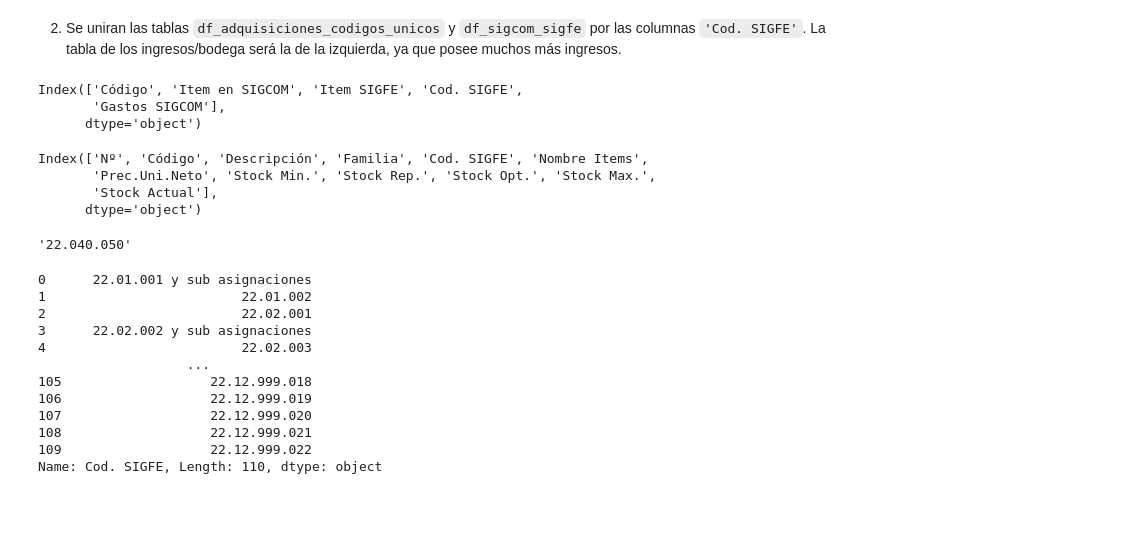
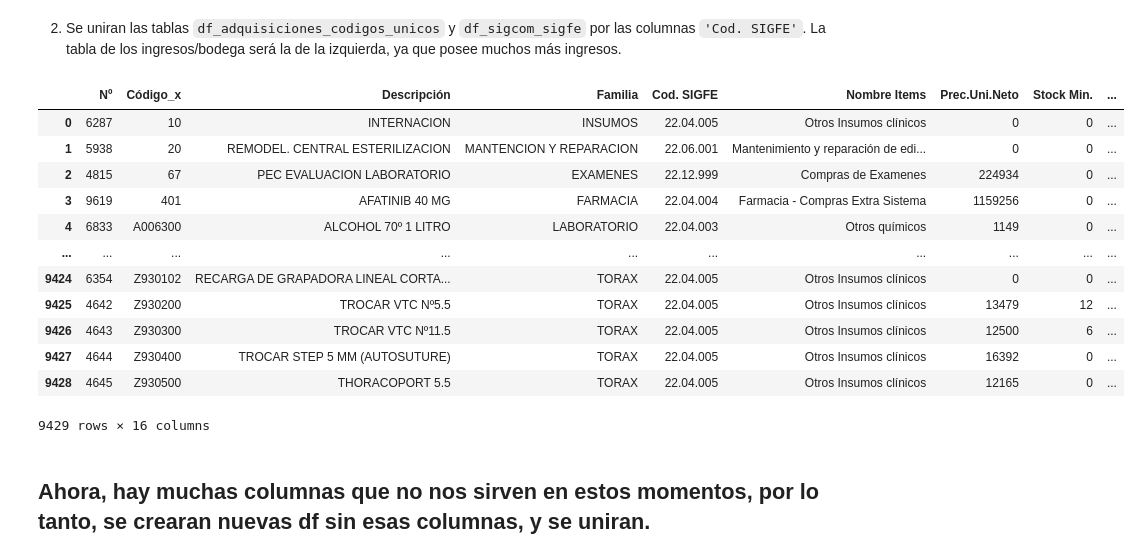
Before and after one commit to JavierRojas14/int, a Jupyter notebook: Finanzas/data-analysis/analisis.ipynb, the cells around one changed output. Cells and saved outputs as stored; diff of their text form; code cells hidden in the pictures; blank space fills up the shorter version.

```diff
--- a/Finanzas/data-analysis/analisis.ipynb
+++ b/Finanzas/data-analysis/analisis.ipynb
@@ -156,36 +156,20 @@ See the caveats in the documentation: https://pandas.pydata.org/pandas-docs/stab
 # %% [markdown]
 2. Se uniran las tablas `df_adquisiciones_codigos_unicos` y `df_sigcom_sigfe` por las columnas `'Cod. SIGFE'`. La tabla de los ingresos/bodega será la de la izquierda, ya que posee muchos más ingresos.
 # %%
-df_adquisiciones_sigcom = pd.merge(df_adquisiciones_codigos_unicos, df_sigcom_sigfe, on = 'Cod. SIGFE')
+df_adquisiciones_sigcom = pd.merge(df_adquisiciones_codigos_unicos, df_sigcom_sigfe, how = 'left', on = 'Cod. SIGFE')
+# %% [output]
+|  | Nº | Código_x | Descripción | Familia | Cod. SIGFE | Nombre Items | Prec.Uni.Neto | Stock Min. | ... |
+| 0 | 6287 | 10 | INTERNACION | INSUMOS | 22.04.005 | Otros Insumos clínicos | 0 | 0 | ... |
+| 1 | 5938 | 20 | REMODEL. CENTRAL ESTERILIZACION | MANTENCION Y REPARACION | 22.06.001 | Mantenimiento y reparación de edi... | 0 | 0 | ... |
+| 2 | 4815 | 67 | PEC EVALUACION LABORATORIO | EXAMENES | 22.12.999 | Compras de Examenes | 224934 | 0 | ... |
+| 3 | 9619 | 401 | AFATINIB 40 MG | FARMACIA | 22.04.004 | Farmacia - Compras Extra Sistema | 1159256 | 0 | ... |
+| 4 | 6833 | A006300 | ALCOHOL 70º 1 LITRO | LABORATORIO | 22.04.003 | Otros químicos | 1149 | 0 | ... |
+| ... | ... | ... | ... | ... | ... | ... | ... | ... | ... |
+| 9424 | 6354 | Z930102 | RECARGA DE GRAPADORA LINEAL CORTA... | TORAX | 22.04.005 | Otros Insumos clínicos | 0 | 0 | ... |
+| 9425 | 4642 | Z930200 | TROCAR VTC Nº5.5 | TORAX | 22.04.005 | Otros Insumos clínicos | 13479 | 12 | ... |
+| 9426 | 4643 | Z930300 | TROCAR VTC Nº11.5 | TORAX | 22.04.005 | Otros Insumos clínicos | 12500 | 6 | ... |
+| 9427 | 4644 | Z930400 | TROCAR STEP 5 MM (AUTOSUTURE) | TORAX | 22.04.005 | Otros Insumos clínicos | 16392 | 0 | ... |
+| 9428 | 4645 | Z930500 | THORACOPORT 5.5 | TORAX | 22.04.005 | Otros Insumos clínicos | 12165 | 0 | ... |
+9429 rows × 16 columns
-# %%
-df_sigcom_sigfe.columns
-# %% [output]
-Index(['Código', 'Item en SIGCOM', 'Item SIGFE', 'Cod. SIGFE',
-       'Gastos SIGCOM'],
-      dtype='object')
-# %%
-df_adquisiciones_codigos_unicos.columns
-# %% [output]
-Index(['Nº', 'Código', 'Descripción', 'Familia', 'Cod. SIGFE', 'Nombre Items',
-       'Prec.Uni.Neto', 'Stock Min.', 'Stock Rep.', 'Stock Opt.', 'Stock Max.',
-       'Stock Actual'],
-      dtype='object')
-# %%
-df_adquisiciones_codigos_unicos.loc[0, 'Cod. SIGFE']
-# %% [output]
-'22.040.050'
-# %%
-df_sigcom_sigfe['Cod. SIGFE']
-# %% [output]
-0      22.01.001 y sub asignaciones
-1                         22.01.002
-2                         22.02.001
-3      22.02.002 y sub asignaciones
-4                         22.02.003
-                   ...
-105                   22.12.999.018
-106                   22.12.999.019
-107                   22.12.999.020
-108                   22.12.999.021
-109                   22.12.999.022
-Name: Cod. SIGFE, Length: 110, dtype: object
+# %% [markdown]
+## Ahora, hay muchas columnas que no nos sirven en estos momentos, por lo tanto, se crearan nuevas df sin esas columnas, y se uniran.
```
Also changed, not shown: parts of 8 cells of this notebook, 1 other file.
